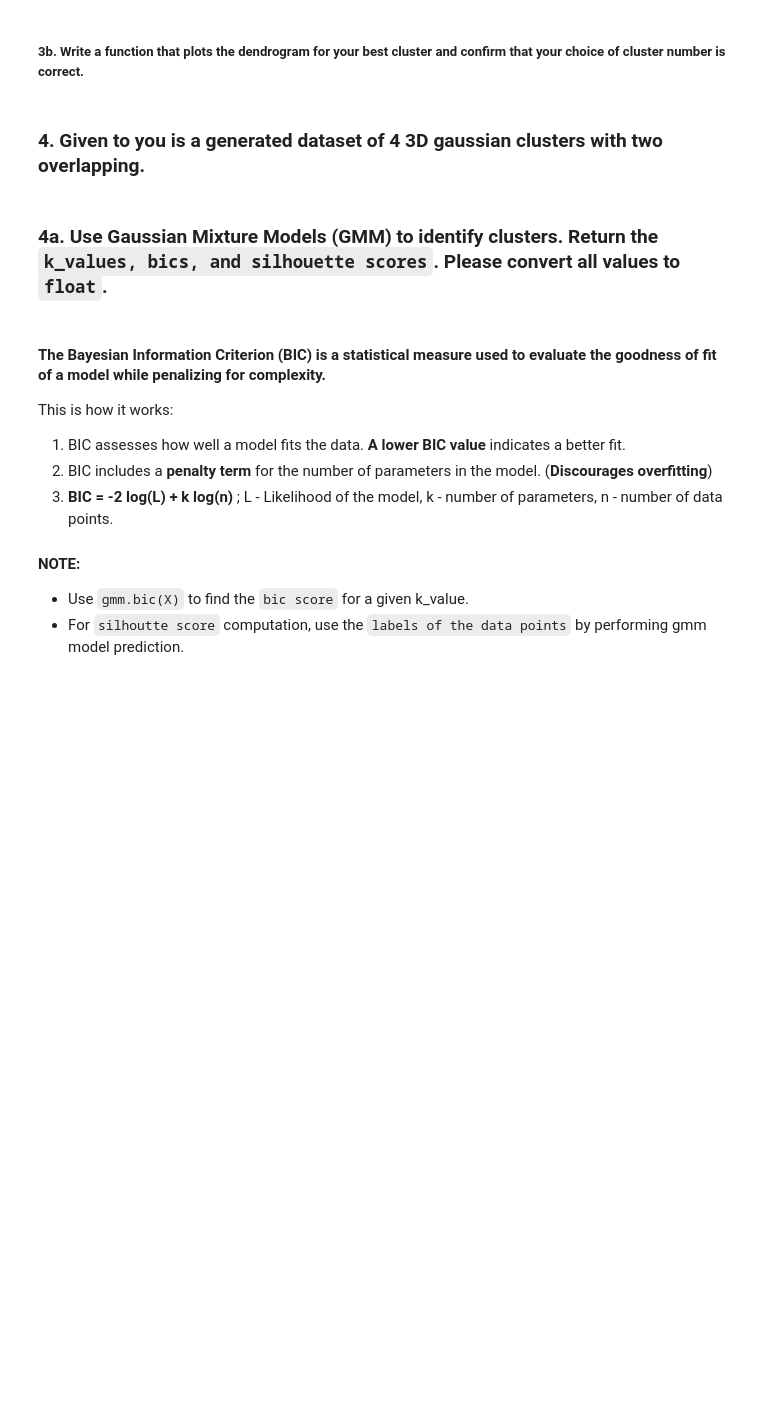
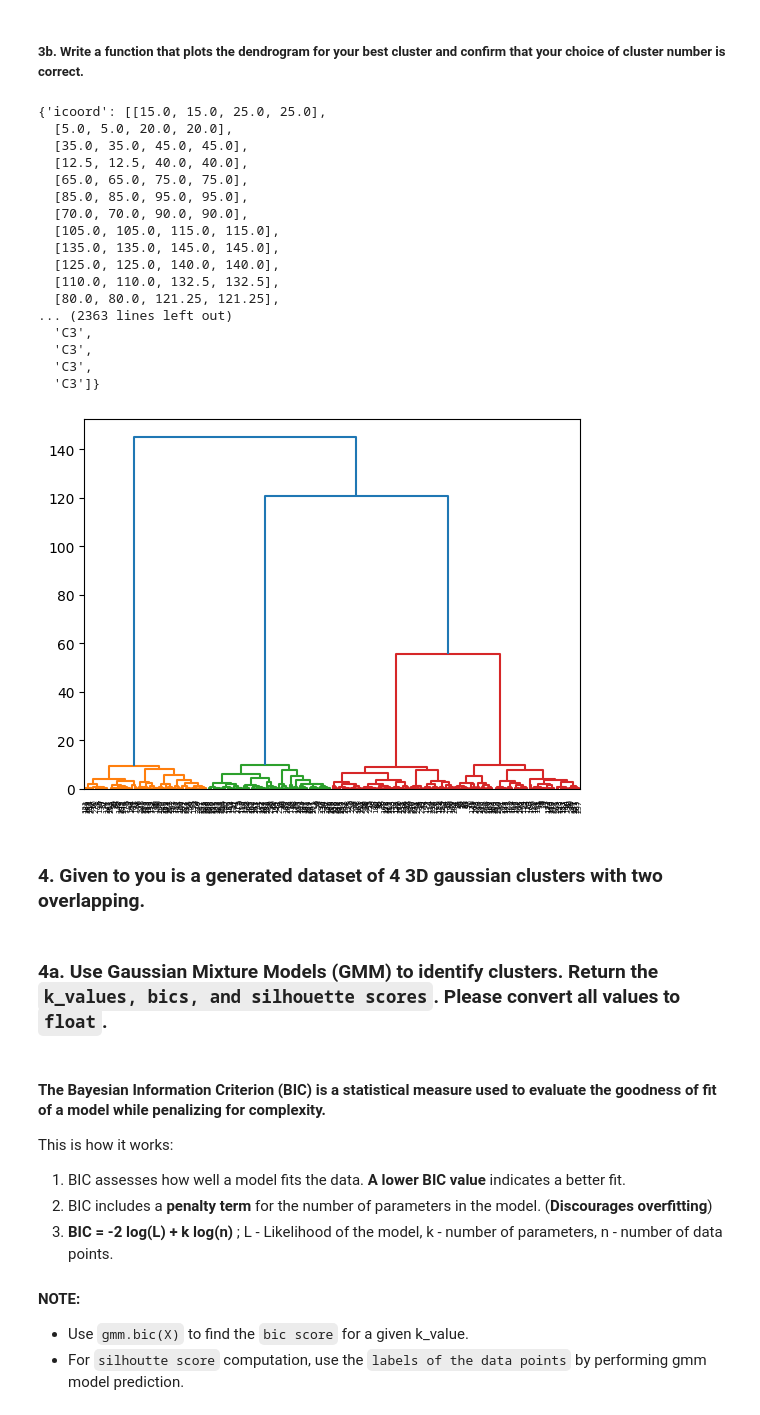
Before and after one commit to LEOHuang5555/DS701-HW, a Jupyter notebook: assignment5/assignment5.ipynb, the cells around one changed output. Saved outputs shown, nothing was run; the diff lists cells and outputs as text; code cells hidden in the pictures; blank space fills up the shorter version.

```diff
--- a/assignment5/assignment5.ipynb
+++ b/assignment5/assignment5.ipynb
@@ -75,7 +75,8 @@ def ans3a(X):
     for method in linkage_methods:
         linkage_matrix = linkage(X, method=method, metric="euclidean")
         for k in range(2, 9):
-            clusters = fcluster(linkage_matrix, k)
+            clusters = fcluster(linkage_matrix, k, criterion='maxclust')
+            # print(clusters)
             if len(np.unique(clusters)) > 1:  # Ensure more than one cluster
                 score = silhouette_score(X, clusters)
                 if score > best_score:
@@ -83,7 +84,7 @@ def ans3a(X):
                     best_method = method
                     best_k = k
                     best_Z = linkage_matrix
-                print(score, method, k, linkage_matrix)
+                # print(score, method, k, linkage_matrix)
 
     return (best_Z, best_method, best_k, best_score)
 # %%
@@ -129,3 +122,26 @@ def ans3b(Z):
+# %%
+Z = ans3a(X)
+# %%
+dendrogram(Z[0])
+# %% [output]
+{'icoord': [[15.0, 15.0, 25.0, 25.0],
+  [5.0, 5.0, 20.0, 20.0],
+  [35.0, 35.0, 45.0, 45.0],
+  [12.5, 12.5, 40.0, 40.0],
+  [65.0, 65.0, 75.0, 75.0],
+  [85.0, 85.0, 95.0, 95.0],
+  [70.0, 70.0, 90.0, 90.0],
+  [105.0, 105.0, 115.0, 115.0],
+  [135.0, 135.0, 145.0, 145.0],
+  [125.0, 125.0, 140.0, 140.0],
+  [110.0, 110.0, 132.5, 132.5],
+  [80.0, 80.0, 121.25, 121.25],
+... (2363 lines left out)
+  'C3',
+  'C3',
+  'C3',
+  'C3']}
+[figure, added]
 # %% [markdown]
 <!-- END QUESTION -->
 
```
Also changed, not shown: parts of 25 cells of this notebook, 2 other files.
